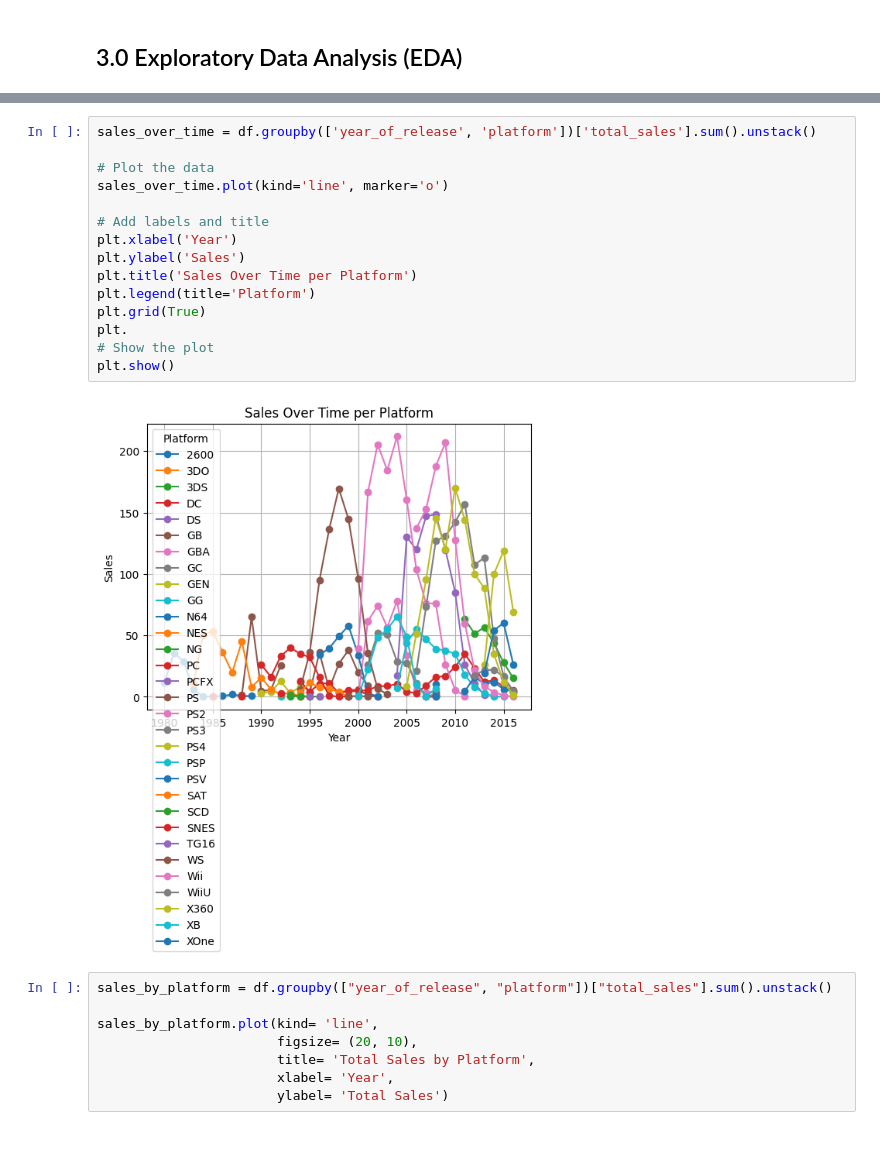
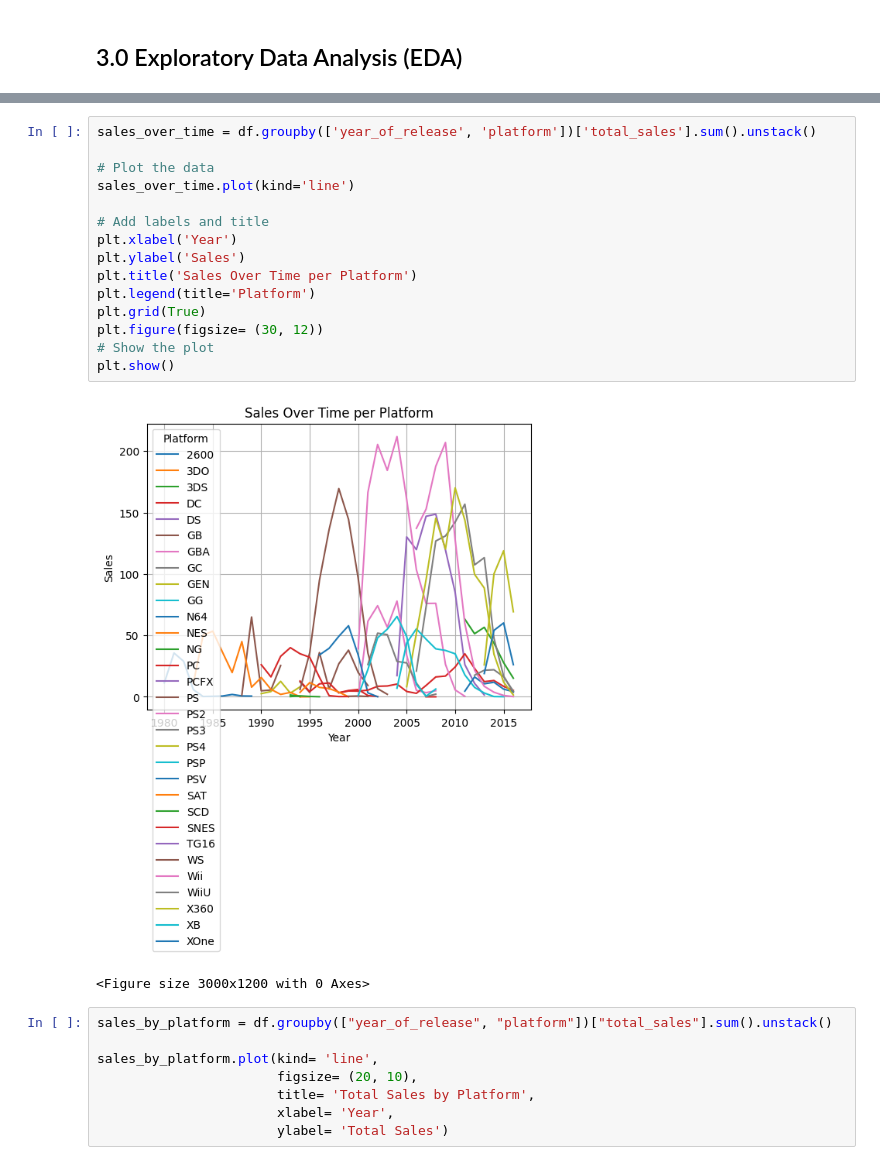
Before and after one commit to Vyncent-vdW/sprint_5_game_platforms, a Jupyter notebook: games_df.ipynb, the cells around one changed output, grey strips where cells are left out. Cells and saved outputs as stored; diff of their text form.

```diff
--- a/games_df.ipynb
+++ b/games_df.ipynb
@@ -558,20 +596,21 @@ df
 # %%
 sales_over_time = df.groupby(['year_of_release', 'platform'])['total_sales'].sum().unstack()
 
 # Plot the data
-sales_over_time.plot(kind='line', marker='o')
+sales_over_time.plot(kind='line')
 
 # Add labels and title
 plt.xlabel('Year')
 plt.ylabel('Sales')
 plt.title('Sales Over Time per Platform')
 plt.legend(title='Platform')
 plt.grid(True)
-plt.
+plt.figure(figsize= (30, 12))
 # Show the plot
 plt.show()
 # %% [output]
-[figure, old version]
+[figure, new version]
+<Figure size 3000x1200 with 0 Axes>
 # %%
 sales_by_platform = df.groupby(["year_of_release", "platform"])["total_sales"].sum().unstack()
 
```
Also changed, not shown: parts of 10 cells of this notebook.
